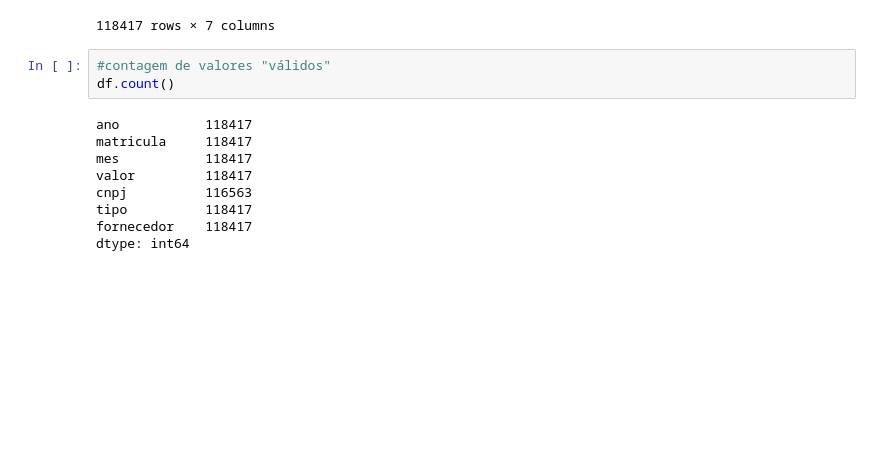
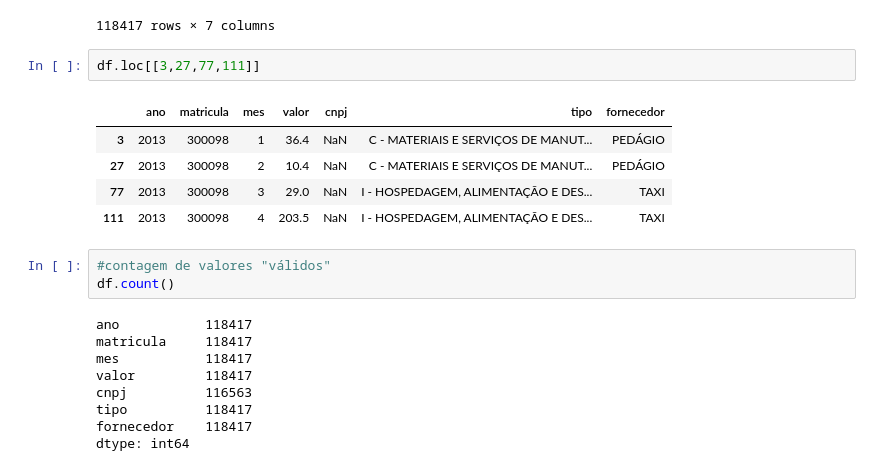
Before and after one commit to giobritos/soul_code_python, a Jupyter notebook: ED7-Exercícios-PT10.ipynb, the cells around one changed output. Drawn from its saved outputs; the diff is of its cells as text; blank space fills up the shorter version.

```diff
--- a/ED7-Exercícios-PT10.ipynb
+++ b/ED7-Exercícios-PT10.ipynb
@@ -186,6 +208,14 @@ schema.validate(df)
 | 118415 | 2022 | 300655 | 9 | 1836.13 | 6.106391e+13 | M - MANUTENÇÃO DE BENS MÓVEIS, IM... | CONDOMINIO EDIF IBIRAPUERA PLAZA ... |
 | 118416 | 2022 | 300655 | 9 | 2835.90 | 2.491558e+12 | O - LOCAÇÃO DE VEÍCULO | UNIDAS VEÍCULOS ESPECIAIS S.A. |
 118417 rows × 7 columns
+# %%
+df.loc[[3,27,77,111]]
+# %% [output]
+|  | ano | matricula | mes | valor | cnpj | tipo | fornecedor |
+| 3 | 2013 | 300098 | 1 | 36.4 | NaN | C - MATERIAIS E SERVIÇOS DE MANUT... | PEDÁGIO |
+| 27 | 2013 | 300098 | 2 | 10.4 | NaN | C - MATERIAIS E SERVIÇOS DE MANUT... | PEDÁGIO |
+| 77 | 2013 | 300098 | 3 | 29.0 | NaN | I - HOSPEDAGEM, ALIMENTAÇÃO E DES... | TAXI |
+| 111 | 2013 | 300098 | 4 | 203.5 | NaN | I - HOSPEDAGEM, ALIMENTAÇÃO E DES... | TAXI |
 # %%
 #contagem de valores "válidos"
 df.count()
```
Also changed, not shown: parts of 23 cells of this notebook.
